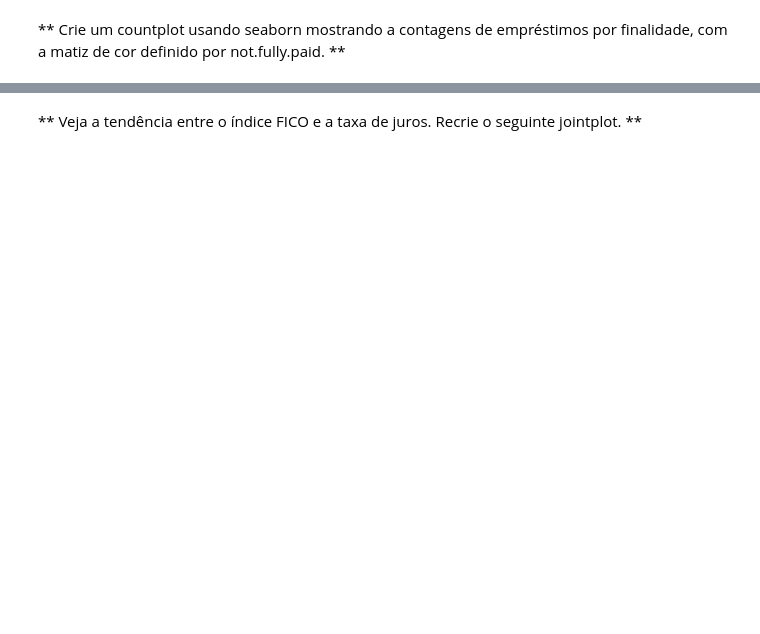
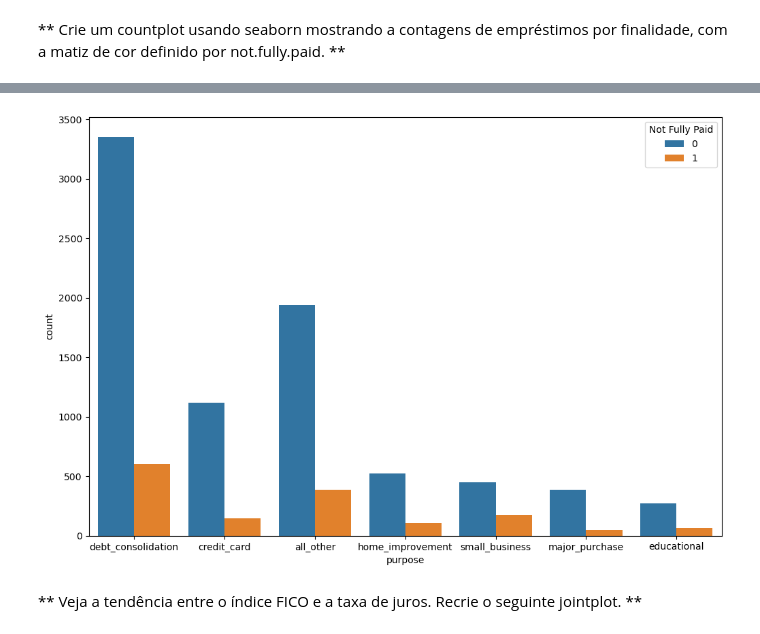
Before and after one commit to brunomartinsmv/MachineLearning, a Jupyter notebook: atividades/atividade_5/Projeto árvores de decisão e florestas aleatórias.ipynb, the cells around one changed output, grey strips where cells are left out. Cells and saved outputs as stored; diff of their text form; code cells hidden in the pictures; blank space fills up the shorter version.

```diff
--- a/atividades/atividade_5/Projeto árvores de decisão e florestas aleatórias.ipynb
+++ b/atividades/atividade_5/Projeto árvores de decisão e florestas aleatórias.ipynb
@@ -172,2 +190,9 @@ Porcentagem de clientes com Credit Policy = 0: 19.50%
+# %%
+plt.figure(figsize=(12, 8))
+countplot = sns.countplot(x='purpose', data=loans, hue='not.fully.paid')
+plt.legend(title='Not Fully Paid')
+plt.show()
+# %% [output]
+[figure, added]
 # %% [markdown]
 ** Veja a tendência entre o índice FICO e a taxa de juros. Recrie o seguinte jointplot. **
```
Also changed, not shown: parts of 36 cells of this notebook, 2 other files.
